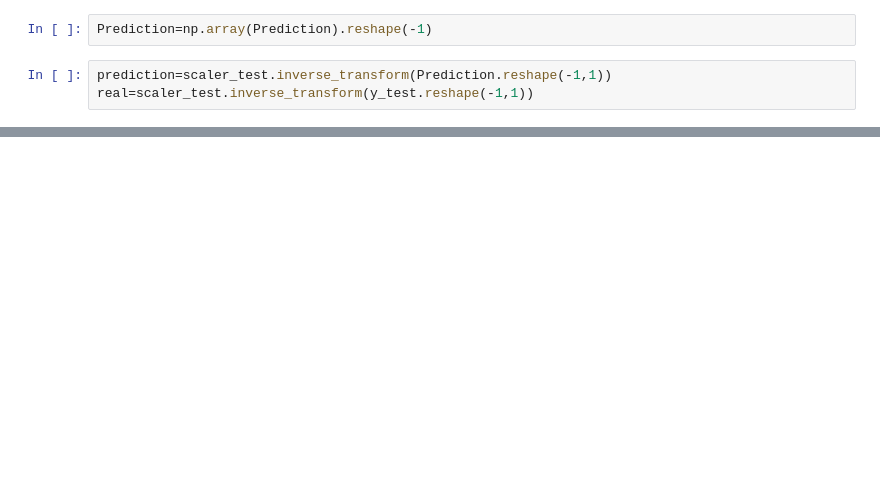
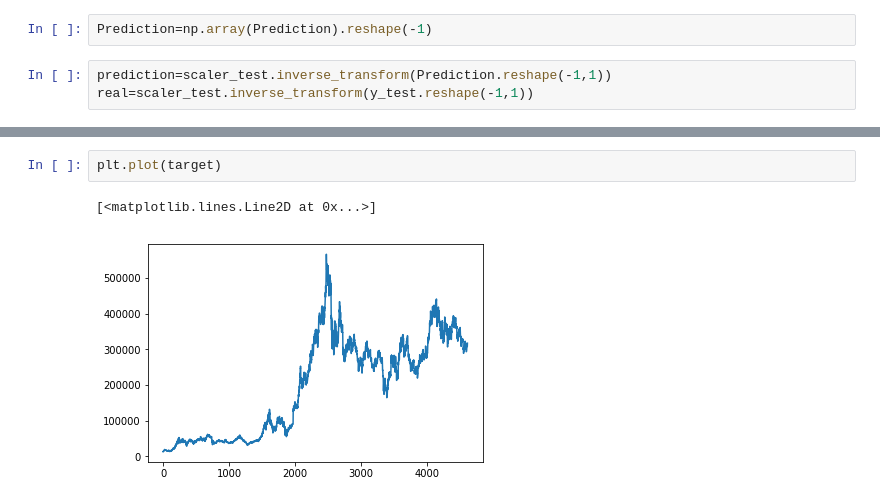
Before and after one commit to limaries30/fun_stock, a Jupyter notebook: prediction.ipynb, the cells around one changed output, grey strips where cells are left out. Saved outputs shown, nothing was run; the diff lists cells and outputs as text; blank space fills up the shorter version.

```diff
--- a/prediction.ipynb
+++ b/prediction.ipynb
@@ -121,0 +120,5 @@ plt.plot(real)
+# %%
+plt.plot(target)
+# %% [output]
+[<matplotlib.lines.Line2D at 0x...>]
+[figure, added]
```
Also changed, not shown: parts of 8 cells of this notebook.
